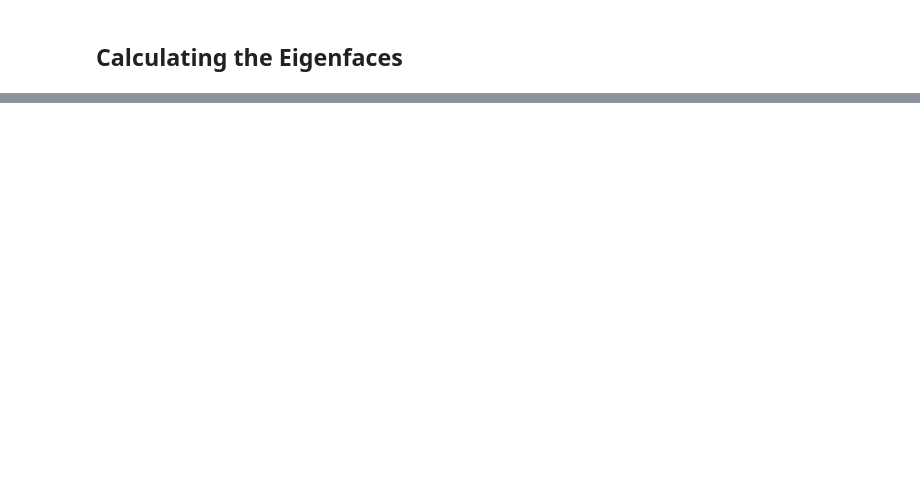
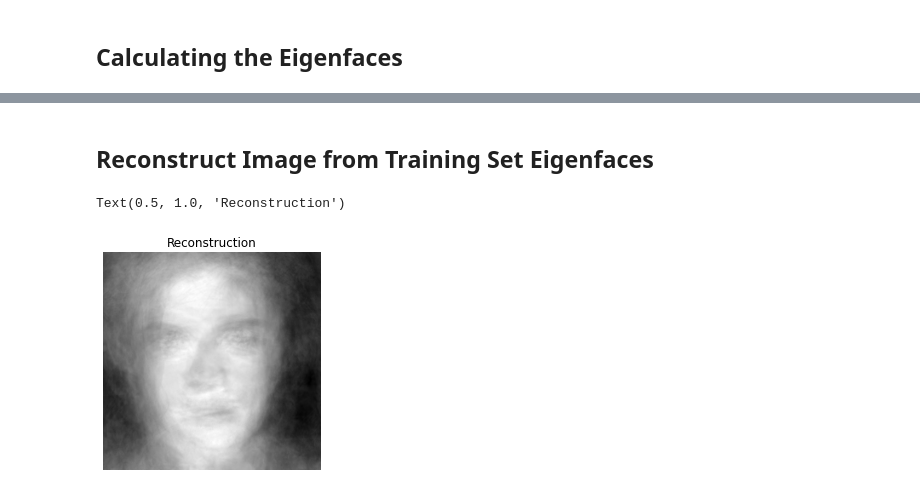
Before and after one commit to AlifioDitya/Algeo02-21142, a Jupyter notebook: src/main.ipynb, the cells around one changed output, grey strips where cells are left out. Saved outputs shown, nothing was run; the diff lists cells and outputs as text; code cells hidden in the pictures; blank space fills up the shorter version.

```diff
--- a/src/main.ipynb
+++ b/src/main.ipynb
@@ -33,0 +58,14 @@ ut.show_image_plt(e_face[:, 6].reshape(256, 256))
+# %% [markdown]
+## Reconstruct Image from Training Set Eigenfaces
+# %%
+e_face = fr.eigenface(training_set)
+diff = test_img - avg
+
+coeff = e_face.T @ diff
+reconFace = e_face @ coeff
+
+ut.show_image_plt(reconFace)
+plt.title("Reconstruction")
+# %% [output]
+Text(0.5, 1.0, 'Reconstruction')
+[figure, added]
```
Also changed, not shown: parts of 11 cells of this notebook, 2 other files.
